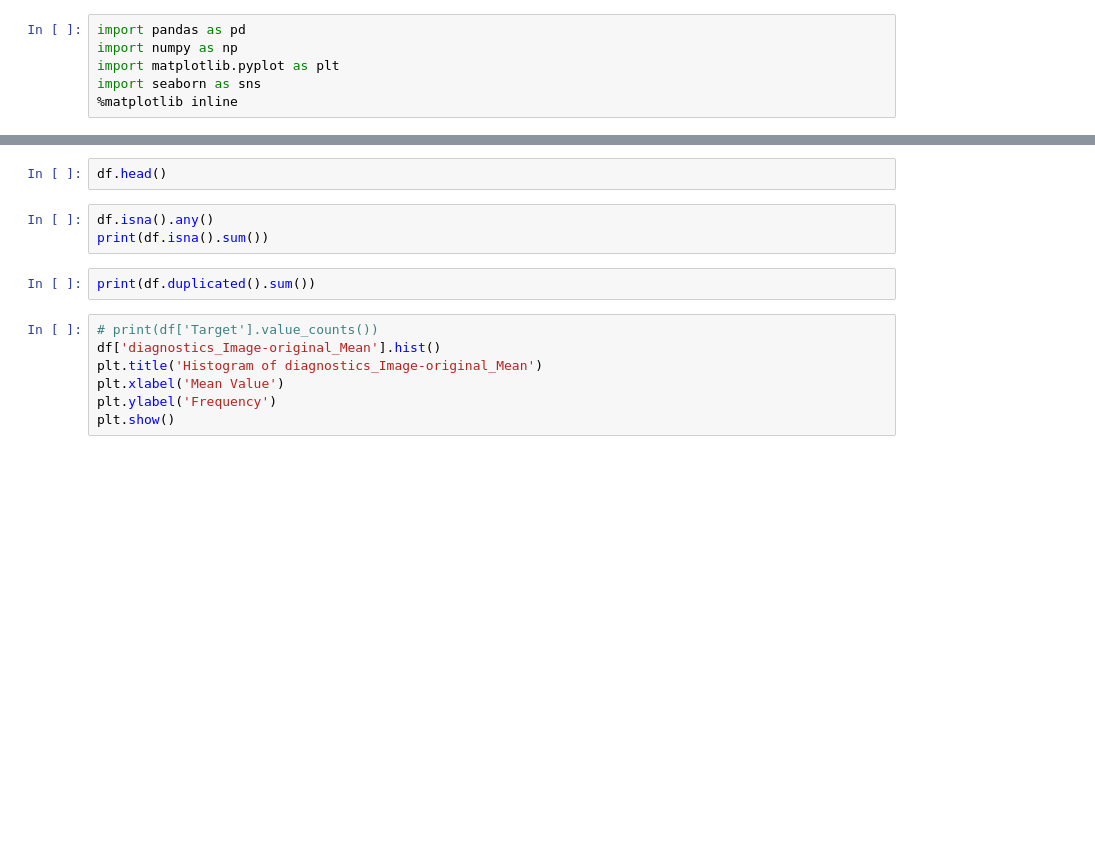
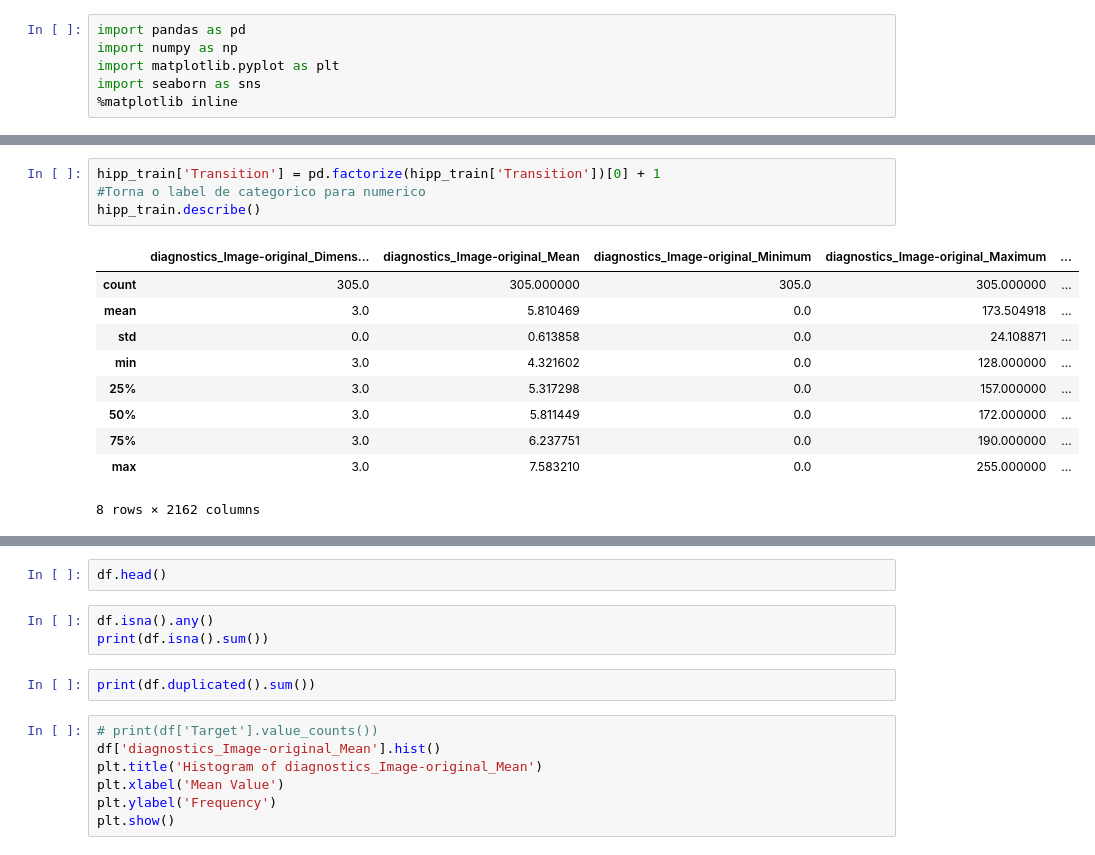
Before and after one commit to Jp1823/Projeto_DAA, a Jupyter notebook: ScriptsDAA/Data_Analysis.ipynb, the cells around one changed output, grey strips where cells are left out. Cells and saved outputs as stored; diff of their text form; blank space fills up the shorter version.

```diff
--- a/ScriptsDAA/Data_Analysis.ipynb
+++ b/ScriptsDAA/Data_Analysis.ipynb
@@ -10,0 +37,15 @@ df = pd.read_csv('train_radiomics_hipocamp.csv')
+# %%
+hipp_train['Transition'] = pd.factorize(hipp_train['Transition'])[0] + 1
+#Torna o label de categorico para numerico
+hipp_train.describe()
+# %% [output]
+|  | diagnostics_Image-original_Dimens... | diagnostics_Image-original_Mean | diagnostics_Image-original_Minimum | diagnostics_Image-original_Maximum | ... |
+| count | 305.0 | 305.000000 | 305.0 | 305.000000 | ... |
+| mean | 3.0 | 5.810469 | 0.0 | 173.504918 | ... |
+| std | 0.0 | 0.613858 | 0.0 | 24.108871 | ... |
+| min | 3.0 | 4.321602 | 0.0 | 128.000000 | ... |
+| 25% | 3.0 | 5.317298 | 0.0 | 157.000000 | ... |
+| 50% | 3.0 | 5.811449 | 0.0 | 172.000000 | ... |
+| 75% | 3.0 | 6.237751 | 0.0 | 190.000000 | ... |
+| max | 3.0 | 7.583210 | 0.0 | 255.000000 | ... |
+8 rows × 2162 columns
```
Also changed, not shown: parts of 7 cells of this notebook, 5 other files.
